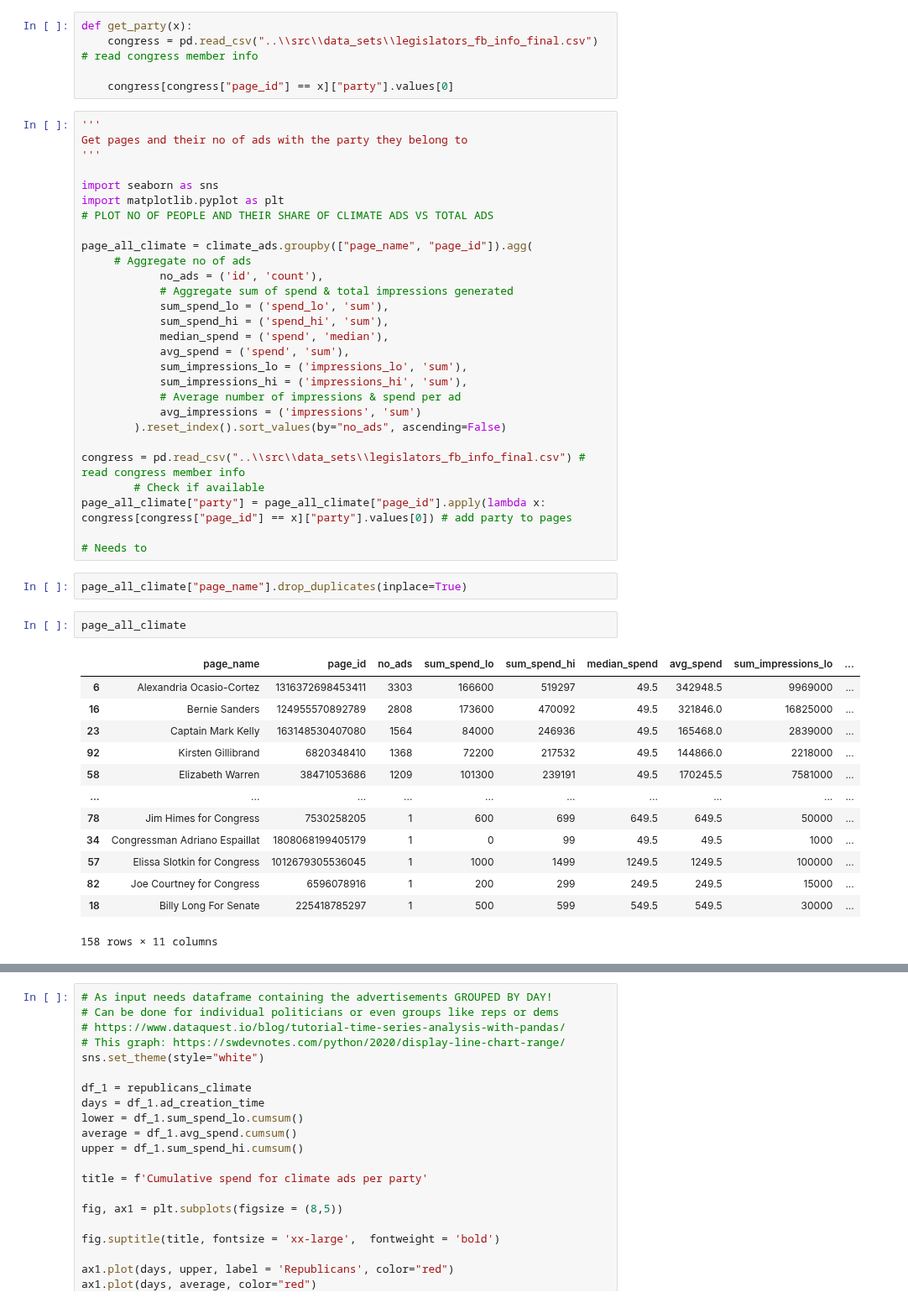
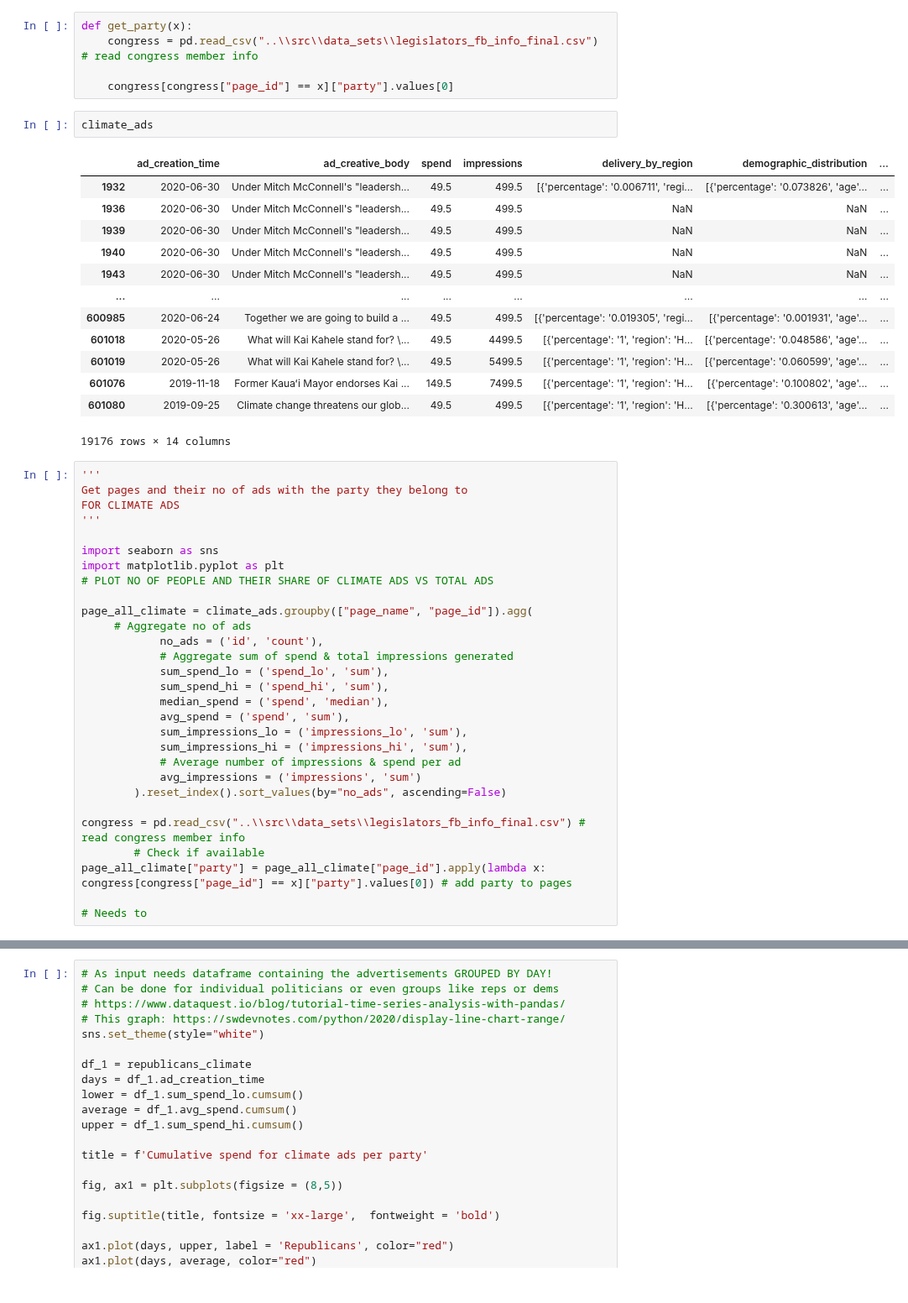
Before and after one commit to lrnz-asnprs/political-ad-api, a Jupyter notebook: notebooks/laurenz_notebook.ipynb, the cells around one changed output, grey strips where cells are left out. Shown at 84% size. Saved outputs shown, nothing was run; the diff lists cells and outputs as text.

```diff
--- a/notebooks/laurenz_notebook.ipynb
+++ b/notebooks/laurenz_notebook.ipynb
@@ -377,9 +402,26 @@ def get_party(x):
     congress = pd.read_csv("..\\src\\data_sets\\legislators_fb_info_final.csv") # read congress member info
 
     congress[congress["page_id"] == x]["party"].values[0]
+# %%
+climate_ads
+# %% [output]
+|  | ad_creation_time | ad_creative_body | spend | impressions | delivery_by_region | demographic_distribution | ... |
+| 1932 | 2020-06-30 | Under Mitch McConnell's "leadersh... | 49.5 | 499.5 | [{'percentage': '0.006711', 'regi... | [{'percentage': '0.073826', 'age'... | ... |
+| 1936 | 2020-06-30 | Under Mitch McConnell's "leadersh... | 49.5 | 499.5 | NaN | NaN | ... |
+| 1939 | 2020-06-30 | Under Mitch McConnell's "leadersh... | 49.5 | 499.5 | NaN | NaN | ... |
+| 1940 | 2020-06-30 | Under Mitch McConnell's "leadersh... | 49.5 | 499.5 | NaN | NaN | ... |
+| 1943 | 2020-06-30 | Under Mitch McConnell's "leadersh... | 49.5 | 499.5 | NaN | NaN | ... |
+| ... | ... | ... | ... | ... | ... | ... | ... |
+| 600985 | 2020-06-24 | Together we are going to build a ... | 49.5 | 499.5 | [{'percentage': '0.019305', 'regi... | [{'percentage': '0.001931', 'age'... | ... |
+| 601018 | 2020-05-26 | What will Kai Kahele stand for? \... | 49.5 | 4499.5 | [{'percentage': '1', 'region': 'H... | [{'percentage': '0.048586', 'age'... | ... |
+| 601019 | 2020-05-26 | What will Kai Kahele stand for? \... | 49.5 | 5499.5 | [{'percentage': '1', 'region': 'H... | [{'percentage': '0.060599', 'age'... | ... |
+| 601076 | 2019-11-18 | Former Kauaʻi Mayor endorses Kai ... | 149.5 | 7499.5 | [{'percentage': '1', 'region': 'H... | [{'percentage': '0.100802', 'age'... | ... |
+| 601080 | 2019-09-25 | Climate change threatens our glob... | 49.5 | 499.5 | [{'percentage': '1', 'region': 'H... | [{'percentage': '0.300613', 'age'... | ... |
+19176 rows × 14 columns
 # %%
 '''
 Get pages and their no of ads with the party they belong to
+FOR CLIMATE ADS
 '''
 
 import seaborn as sns
@@ -405,21 +447,3 @@ congress = pd.read_csv("..\\src\\data_sets\\legislators_fb_info_final.csv") # re
 page_all_climate["party"] = page_all_climate["page_id"].apply(lambda x: congress[congress["page_id"] == x]["party"].values[0]) # add party to pages
 
 # Needs to
-# %%
-page_all_climate["page_name"].drop_duplicates(inplace=True)
-# %%
-page_all_climate
-# %% [output]
-|  | page_name | page_id | no_ads | sum_spend_lo | sum_spend_hi | median_spend | avg_spend | sum_impressions_lo | ... |
-| 6 | Alexandria Ocasio-Cortez | 1316372698453411 | 3303 | 166600 | 519297 | 49.5 | 342948.5 | 9969000 | ... |
-| 16 | Bernie Sanders | 124955570892789 | 2808 | 173600 | 470092 | 49.5 | 321846.0 | 16825000 | ... |
-| 23 | Captain Mark Kelly | 163148530407080 | 1564 | 84000 | 246936 | 49.5 | 165468.0 | 2839000 | ... |
-| 92 | Kirsten Gillibrand | 6820348410 | 1368 | 72200 | 217532 | 49.5 | 144866.0 | 2218000 | ... |
-| 58 | Elizabeth Warren | 38471053686 | 1209 | 101300 | 239191 | 49.5 | 170245.5 | 7581000 | ... |
-| ... | ... | ... | ... | ... | ... | ... | ... | ... | ... |
-| 78 | Jim Himes for Congress | 7530258205 | 1 | 600 | 699 | 649.5 | 649.5 | 50000 | ... |
-| 34 | Congressman Adriano Espaillat | 1808068199405179 | 1 | 0 | 99 | 49.5 | 49.5 | 1000 | ... |
-| 57 | Elissa Slotkin for Congress | 1012679305536045 | 1 | 1000 | 1499 | 1249.5 | 1249.5 | 100000 | ... |
-| 82 | Joe Courtney for Congress | 6596078916 | 1 | 200 | 299 | 249.5 | 249.5 | 15000 | ... |
-| 18 | Billy Long For Senate | 225418785297 | 1 | 500 | 599 | 549.5 | 549.5 | 30000 | ... |
-158 rows × 11 columns
```
Also changed, not shown: parts of 11 cells of this notebook, 26 other files.
